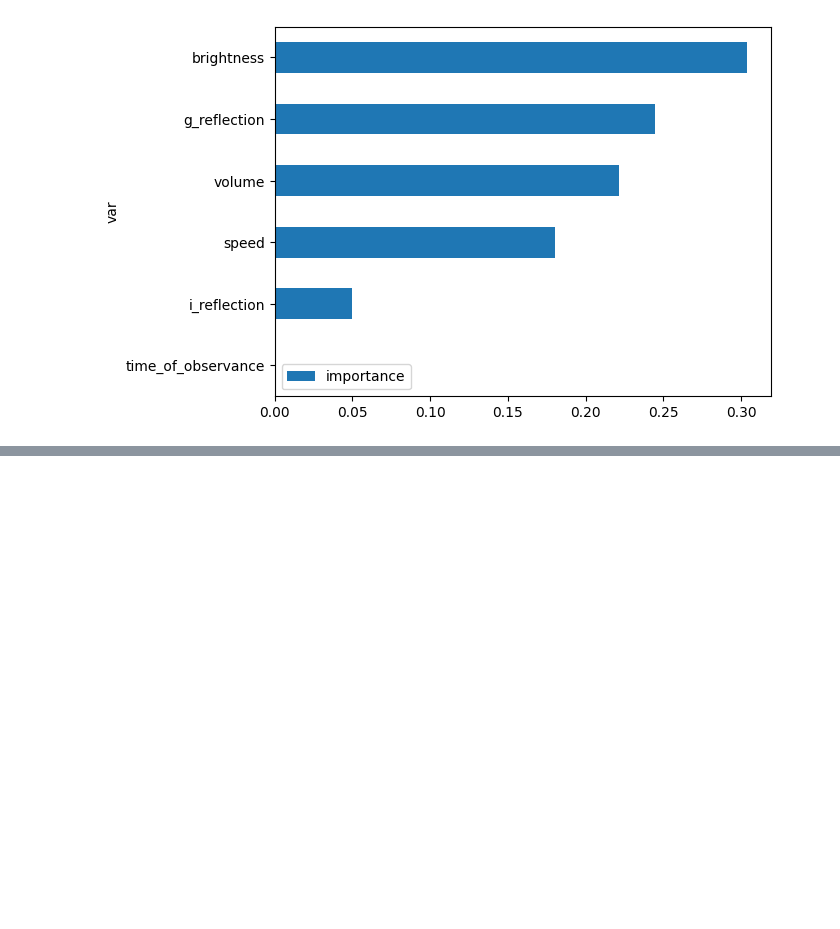
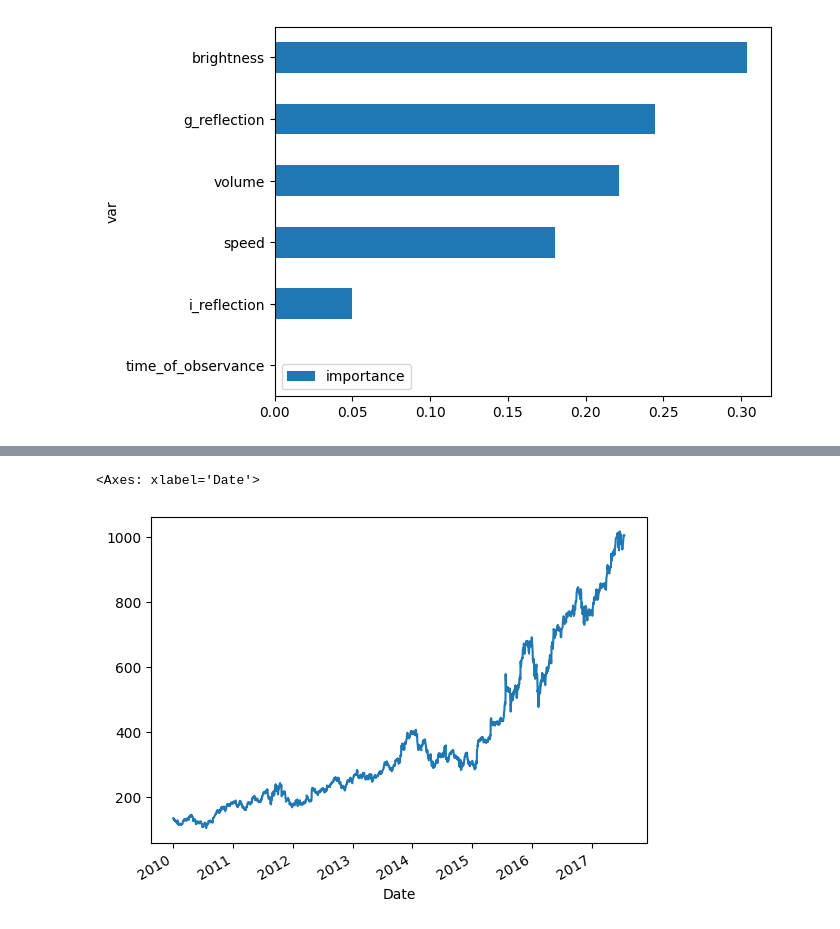
Before and after one commit to SArsenii/ALearningRecord, a Jupyter notebook: IDS/Week 3/3.ipynb, the cells around one changed output, grey strips where cells are left out. Drawn from its saved outputs; the diff is of its cells as text; code cells hidden in the pictures; blank space fills up the shorter version.

```diff
--- a/IDS/Week 3/3.ipynb
+++ b/IDS/Week 3/3.ipynb
@@ -107,0 +234,4 @@ fi_df.sort_values('importance', ascending=True).plot.barh(y='importance', x='var
+# %%
+stock = pd.read_csv("https://raw.githubusercontent.com/PacktPublishing/Pandas-Cookbook/master/data/amzn_stock.csv",
+                    index_col='Date', parse_dates=True)
+stock.head()
@@ -107,0 +342,5 @@ fi_df.sort_values('importance', ascending=True).plot.barh(y='importance', x='var
+# %%
+stock['Open'].plot()
+# %% [output]
+<Axes: xlabel='Date'>
+[figure, added]
```
Also changed, not shown: parts of 32 cells of this notebook.
